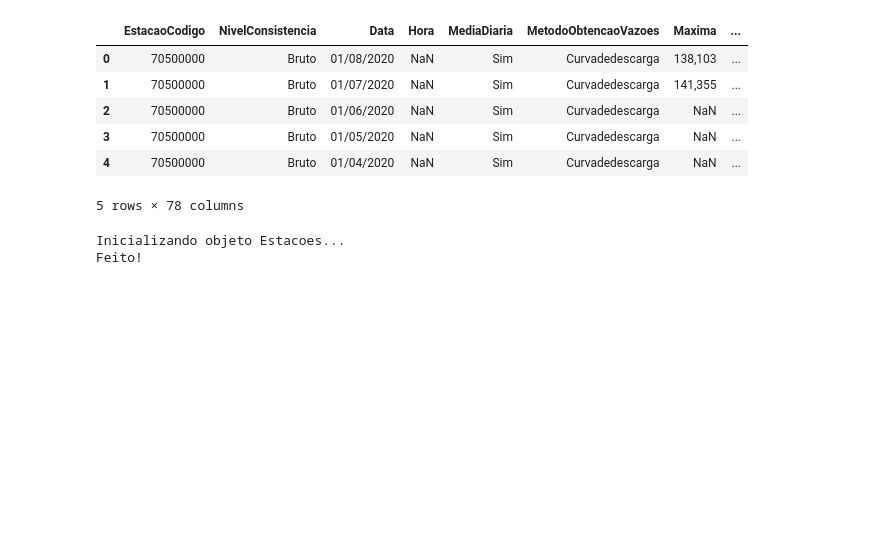
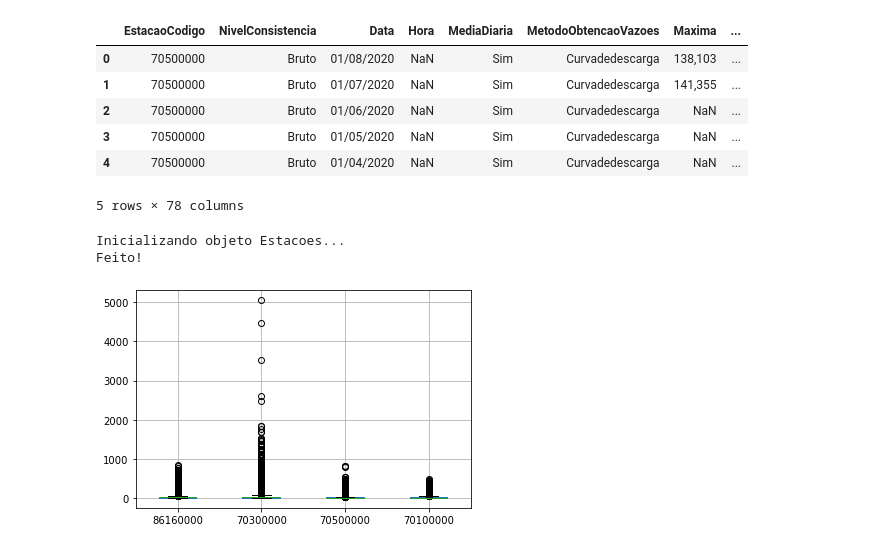
Before and after one commit to robertorolo/hidrologia_python, a Jupyter notebook: testing.ipynb, the cells around one changed output. Drawn from its saved outputs; the diff is of its cells as text; code cells hidden in the pictures; blank space fills up the shorter version.

```diff
--- a/testing.ipynb
+++ b/testing.ipynb
@@ -20,3 +20,7 @@ estacoes = vazoes.Estacoes(base, [e1, e2, e3])
 # %% [output]
 Inicializando objeto Estacoes...
 Feito!
+# %%
+estacoes.boxplot()
+# %% [output]
+[figure, added]
```
Also changed, not shown: parts of 6 cells of this notebook, 4 other files.
